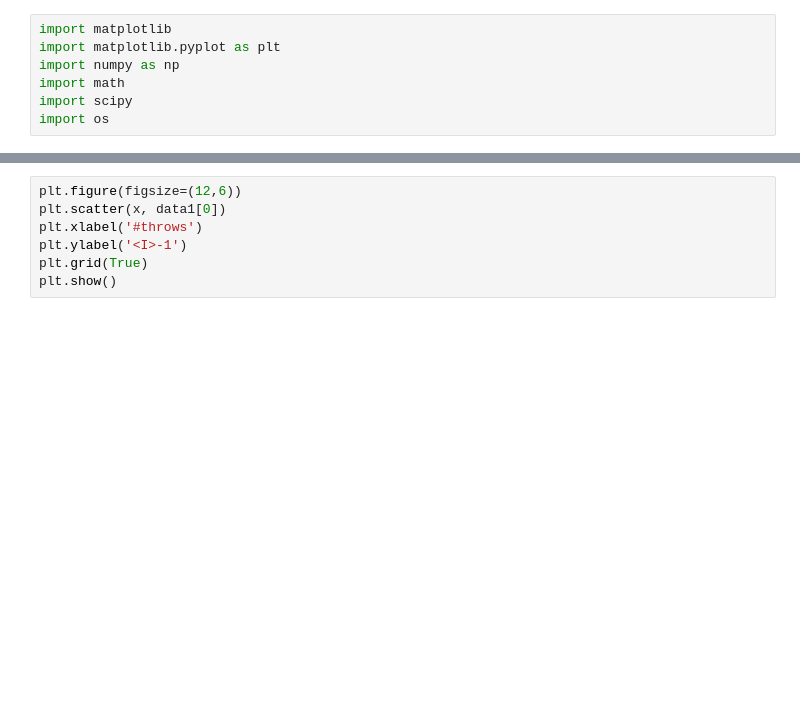
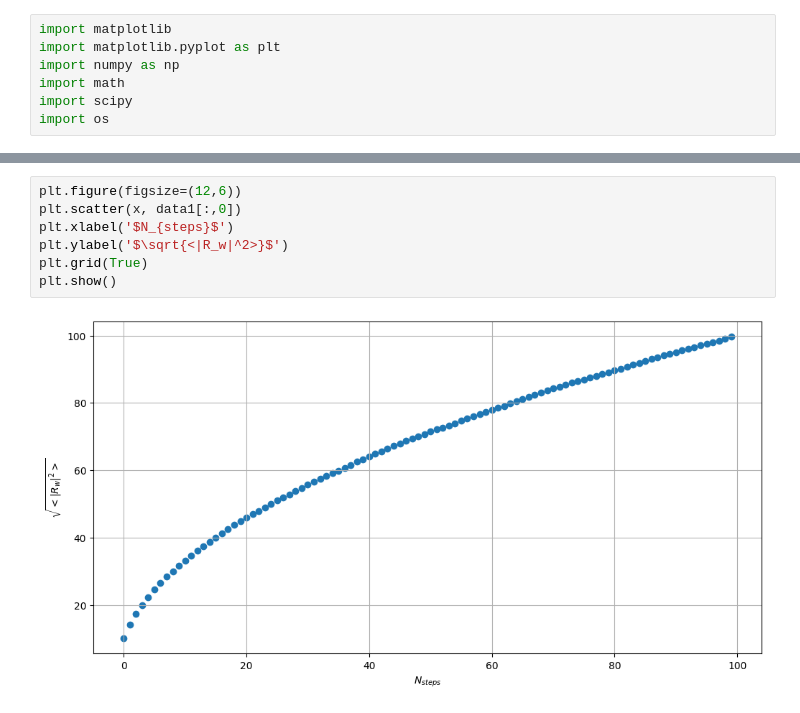
Before and after one commit to francescogrienti/NumericalSimulationLaboratory, a Jupyter notebook: LSN_lecture_02/exercise_2_02/exercise_2_02.ipynb, the cells around one changed output, grey strips where cells are left out. Saved outputs shown, nothing was run; the diff lists cells and outputs as text; blank space fills up the shorter version.

```diff
--- a/LSN_lecture_02/exercise_2_02/exercise_2_02.ipynb
+++ b/LSN_lecture_02/exercise_2_02/exercise_2_02.ipynb
@@ -39,7 +19,9 @@ len(x)
 # %%
 plt.figure(figsize=(12,6))
-plt.scatter(x, data1[0])
-plt.xlabel('#throws')
-plt.ylabel('<I>-1')
+plt.scatter(x, data1[:,0])
+plt.xlabel('$N_{steps}$')
+plt.ylabel('$\sqrt{<|R_w|^2>}$')
 plt.grid(True)
 plt.show()
+# %% [output]
+[figure, added]
```
Also changed, not shown: parts of 4 cells of this notebook, 7 other files.
